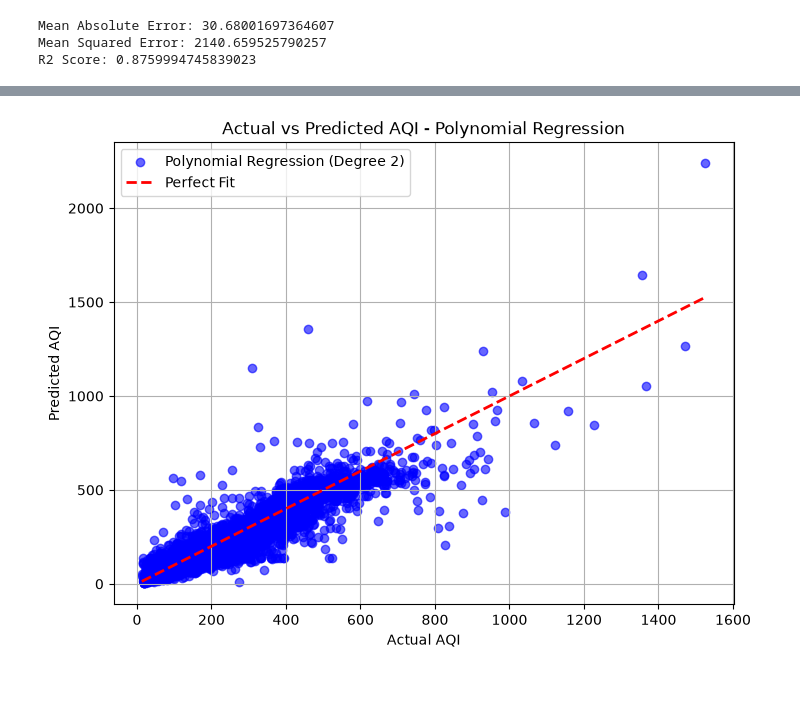
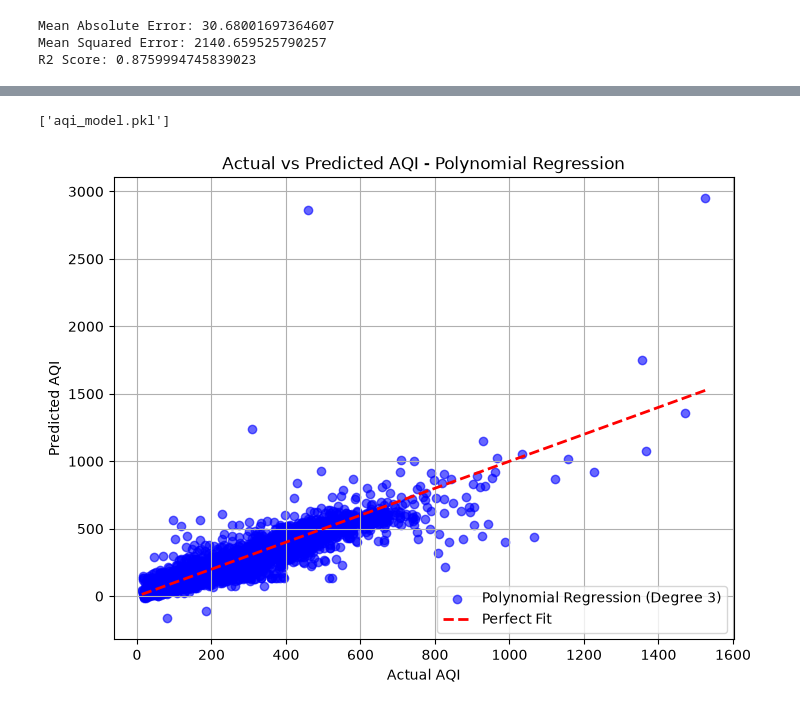
Before and after one commit to tanishq-patil/aiml_project, a Jupyter notebook: aqi.ipynb, the cells around one changed output, grey strips where cells are left out. Cells and saved outputs as stored; diff of their text form; code cells hidden in the pictures.

```diff
--- a/aqi.ipynb
+++ b/aqi.ipynb
@@ -220,27 +297,48 @@ R2 Score: 0.8759994745839023
+# %%
+import joblib
+
+model_bundle = {
+    "scaler": scaler,
+    "poly": poly,
+    "model": lr2,
+    "best_model": best_model,
+    "features": list(x_train2.columns),
+    "ranges": {
+        col: {
+            "min": float(x_train2[col].min()),
+            "max": float(x_train2[col].max())
+        }
+        for col in x_train2.columns
+    }
+}
+
+joblib.dump(model_bundle, "aqi_model.pkl")
+# %% [output]
+['aqi_model.pkl']
 # %%
 plt.figure(figsize=(8, 6))
 
 plt.scatter(
-    y_test2, y_pred2,
+    y_test3, y_pred3,
     color='blue', alpha=0.6,
-    label='Polynomial Regression (Degree 2)'
+    label='Polynomial Regression (Degree 3)'
 )
 
-ideal_line = [min(y_test2), max(y_test2)]
+ideal_line = [min(y_test3), max(y_test3)]
 plt.plot(
     ideal_line, ideal_line,
     color='red', linestyle='--',
     linewidth=2, label='Perfect Fit'
 )
 
 plt.xlabel('Actual AQI')
 plt.ylabel('Predicted AQI')
 plt.title('Actual vs Predicted AQI - Polynomial Regression')
 plt.legend()
 plt.grid(True)
 plt.show()
 # %% [output]
-[figure, old version]
+[figure, new version]
 # %%
 pm25 = float(input("Enter PM2.5: "))
 pm10 = float(input("Enter PM10: "))
```
Also changed, not shown: parts of 4 cells of this notebook, 4 other files.
